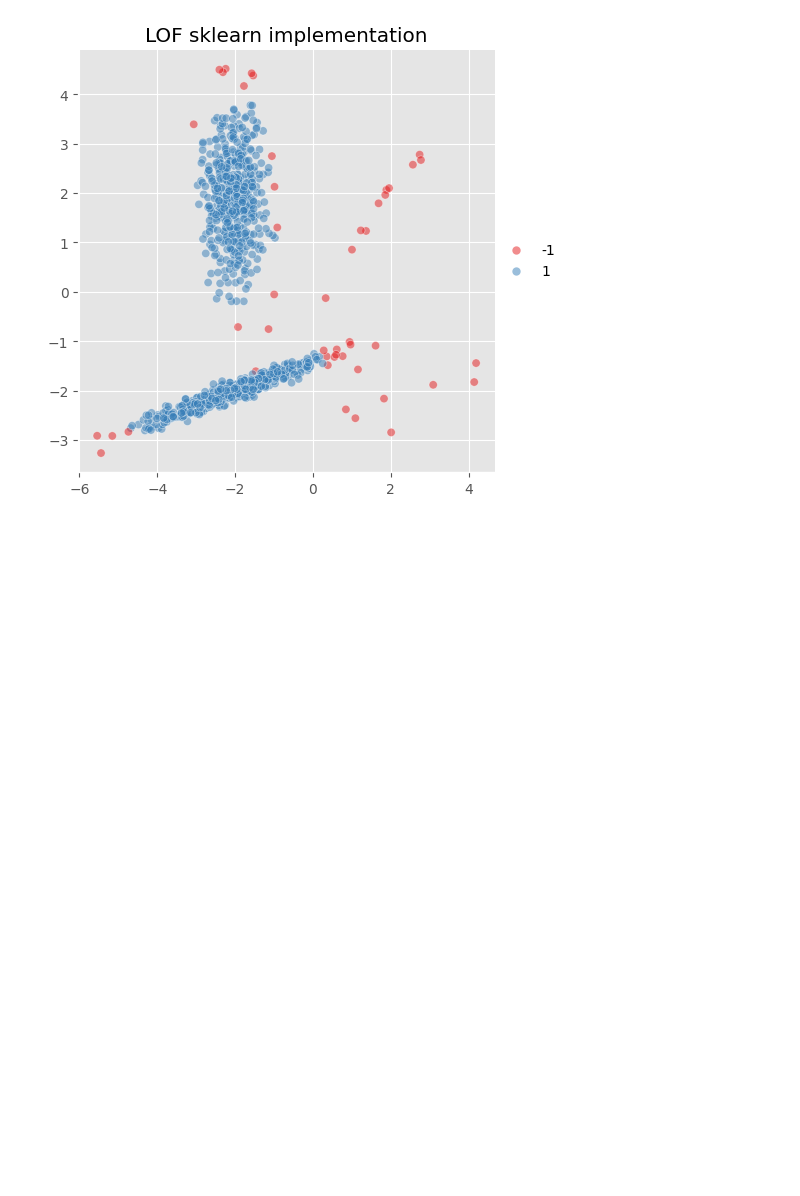
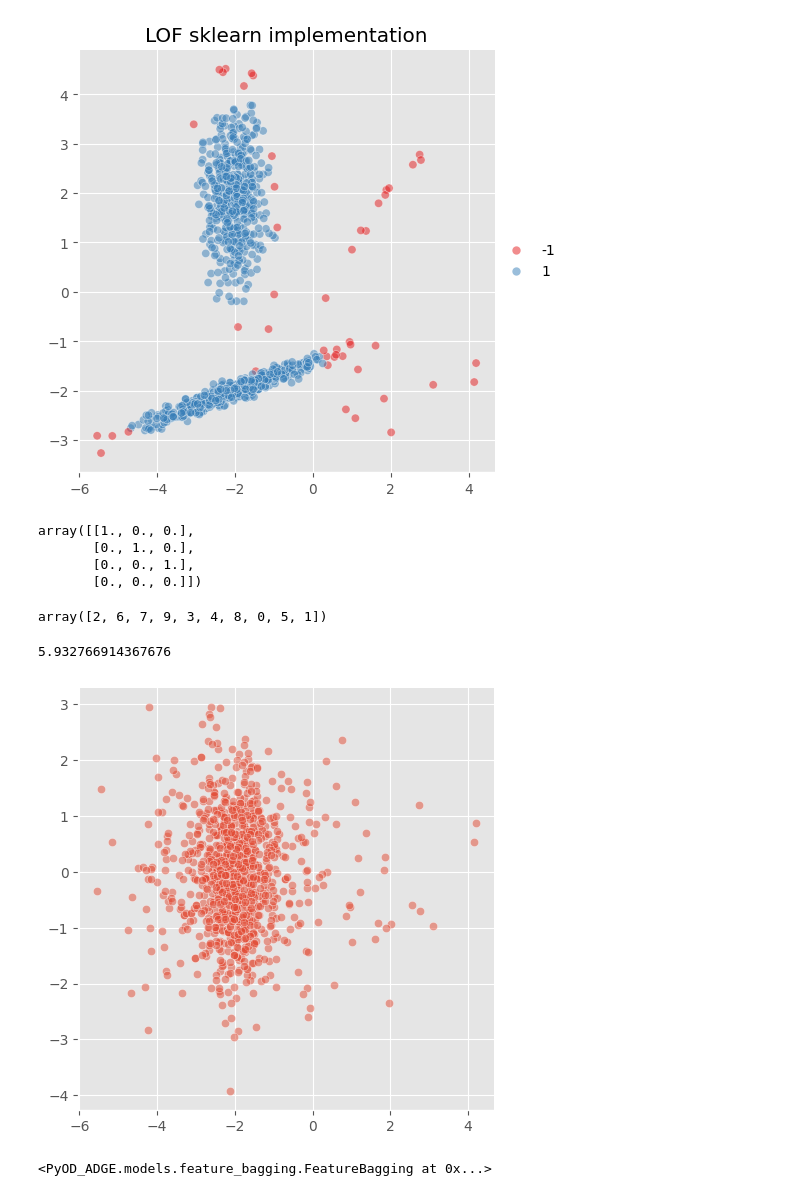
Before and after one commit to Jonkkeyler333/PyOD_ADGE, a Jupyter notebook: notebooks/lof.ipynb, the cells around one changed output. Cells and saved outputs as stored; diff of their text form; code cells hidden in the pictures; blank space fills up the shorter version.

Commit message:
feature bagging v1

```diff
--- a/notebooks/lof.ipynb
+++ b/notebooks/lof.ipynb
@@ -192,3 +209,51 @@ plt.title('LOF sklearn implementation')
 plt.show()
 # %% [output]
 [figure]
+# %%
+import numpy as np
+a=np.eye(N=4,M=3)
+a
+# %% [output]
+array([[1., 0., 0.],
+       [0., 1., 0.],
+       [0., 0., 1.],
+       [0., 0., 0.]])
+# %%
+np.random.choice(10,10,replace=False)
+# %% [output]
+array([2, 6, 7, 9, 3, 4, 8, 0, 5, 1])
+# %%
+import time
+from joblib import Parallel,delayed
+import math
+
+t1 = time.time()
+
+# 2 Core
+r1 = Parallel(n_jobs=2)(delayed(math.factorial) (int(math.sqrt(i**3))) for i in range(100,1000))
+r1
+
+t2 = time.time()
+
+print(t2-t1)
+# %% [output]
+5.932766914367676
+# %%
+from sklearn.datasets import make_classification
+X2, y2 = make_classification(n_samples=1000, n_features=10,
+                           n_informative=2, n_redundant=0,
+                           weights=[0.98], flip_y=0,
+                           class_sep=2, random_state=42)
+
+plt.style.use('ggplot')
+sns.relplot(x=X2[:,0],y=X2[:,1],alpha=0.5)
+plt.show()
+# %% [output]
+[figure, added]
+# %%
+from PyOD_ADGE.models.feature_bagging import FeatureBagging
+model = FeatureBagging('sklearn',random_state=42)
+model.fit(X2)
+# f,s=model.get()
+# %% [output]
+<PyOD_ADGE.models.feature_bagging.FeatureBagging at 0x...>
```
Also changed, not shown: parts of 10 cells of this notebook, 3 other files.
